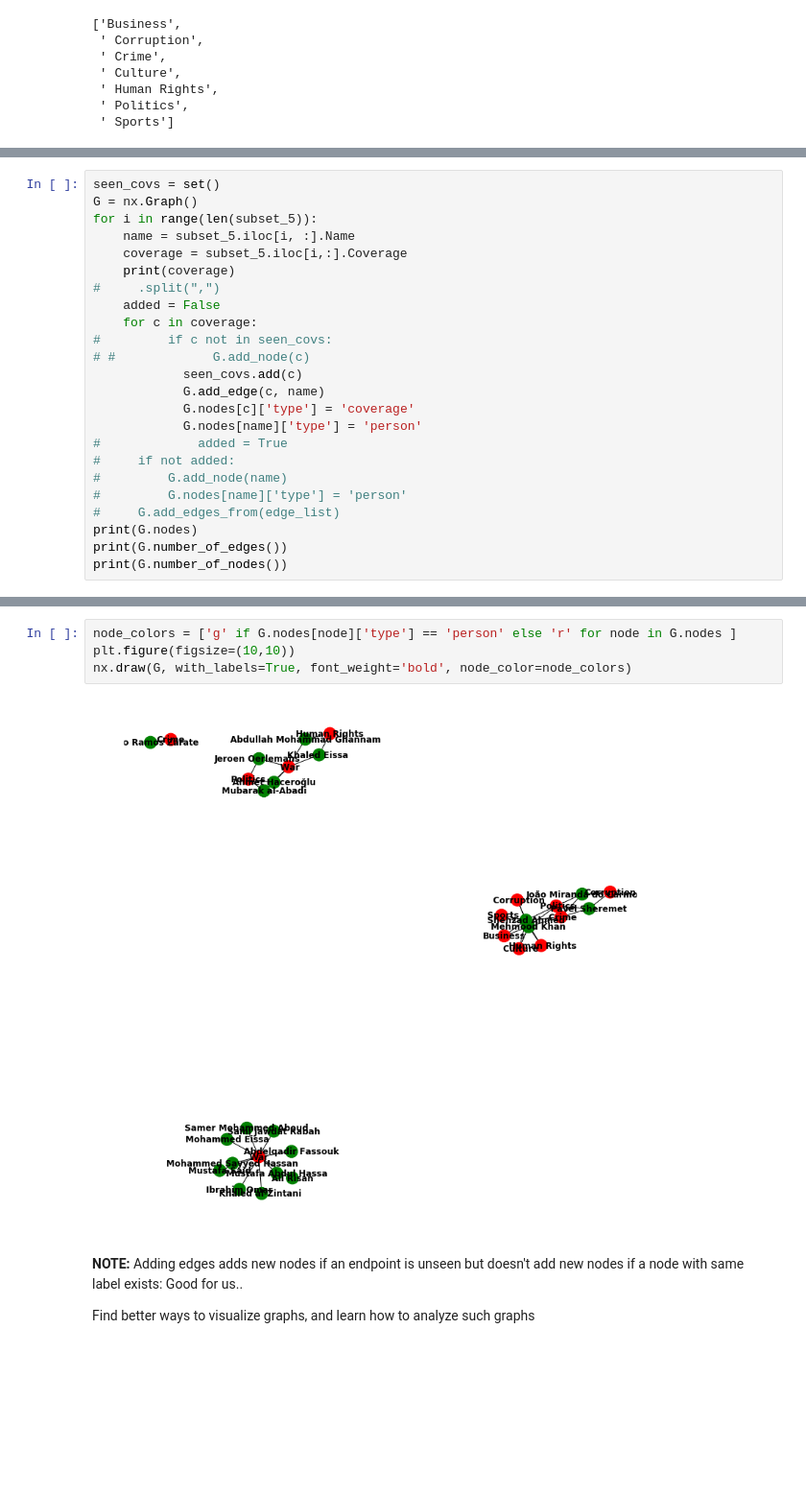
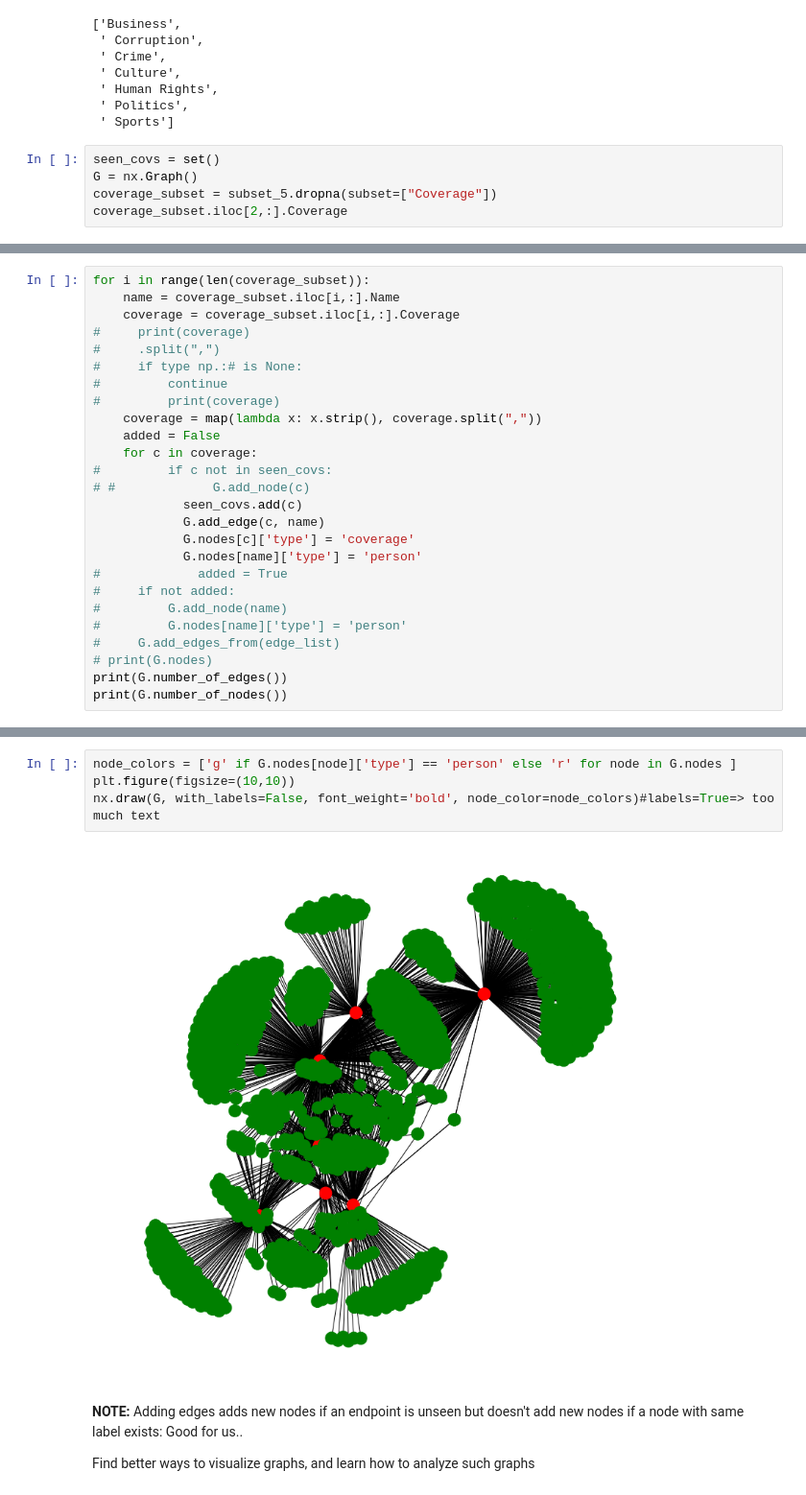
Before and after one commit to seashiva94/data_viz_project, a Jupyter notebook: cpj_eda.ipynb, the cells around one changed output, grey strips where cells are left out. Shown: that part at 96% size. Saved outputs shown, nothing was run; the diff lists cells and outputs as text; blank space fills up the shorter version.

```diff
--- a/cpj_eda.ipynb
+++ b/cpj_eda.ipynb
@@ -96,3 +97,8 @@ subset_5.iloc[4, :].Coverage.split(",")
  ' Human Rights',
  ' Politics',
  ' Sports']
+# %%
+seen_covs = set()
+G = nx.Graph()
+coverage_subset = subset_5.dropna(subset=["Coverage"])
+coverage_subset.iloc[2,:].Coverage
@@ -99,11 +107,13 @@ subset_5.iloc[4, :].Coverage.split(",")
 # %%
-seen_covs = set()
-G = nx.Graph()
-for i in range(len(subset_5)):
-    name = subset_5.iloc[i, :].Name
-    coverage = subset_5.iloc[i,:].Coverage
-    print(coverage)
+for i in range(len(coverage_subset)):
+    name = coverage_subset.iloc[i,:].Name
+    coverage = coverage_subset.iloc[i,:].Coverage
+#     print(coverage)
 #     .split(",")
+#     if type np.:# is None:
+#         continue
+#         print(coverage)
+    coverage = map(lambda x: x.strip(), coverage.split(","))
     added = False
     for c in coverage:
 #         if c not in seen_covs:
@@ -117,7 +127,7 @@ for i in range(len(subset_5)):
 #         G.add_node(name)
 #         G.nodes[name]['type'] = 'person'
 #     G.add_edges_from(edge_list)
-print(G.nodes)
+# print(G.nodes)
 print(G.number_of_edges())
 print(G.number_of_nodes())
 # %% [output]
@@ -142,9 +136,9 @@ TypeError: 'float' object is not iterable
 # %%
 node_colors = ['g' if G.nodes[node]['type'] == 'person' else 'r' for node in G.nodes ]
 plt.figure(figsize=(10,10))
-nx.draw(G, with_labels=True, font_weight='bold', node_color=node_colors)
+nx.draw(G, with_labels=False, font_weight='bold', node_color=node_colors)#labels=True=> too much text
 # %% [output]
-[figure, old version]
+[figure, new version]
 # %% [markdown]
 **NOTE:** Adding edges adds new nodes if an endpoint is unseen but doesn't add new nodes if a node with same label exists:
 Good for us..
```
Also changed, not shown: parts of 5 cells of this notebook.
